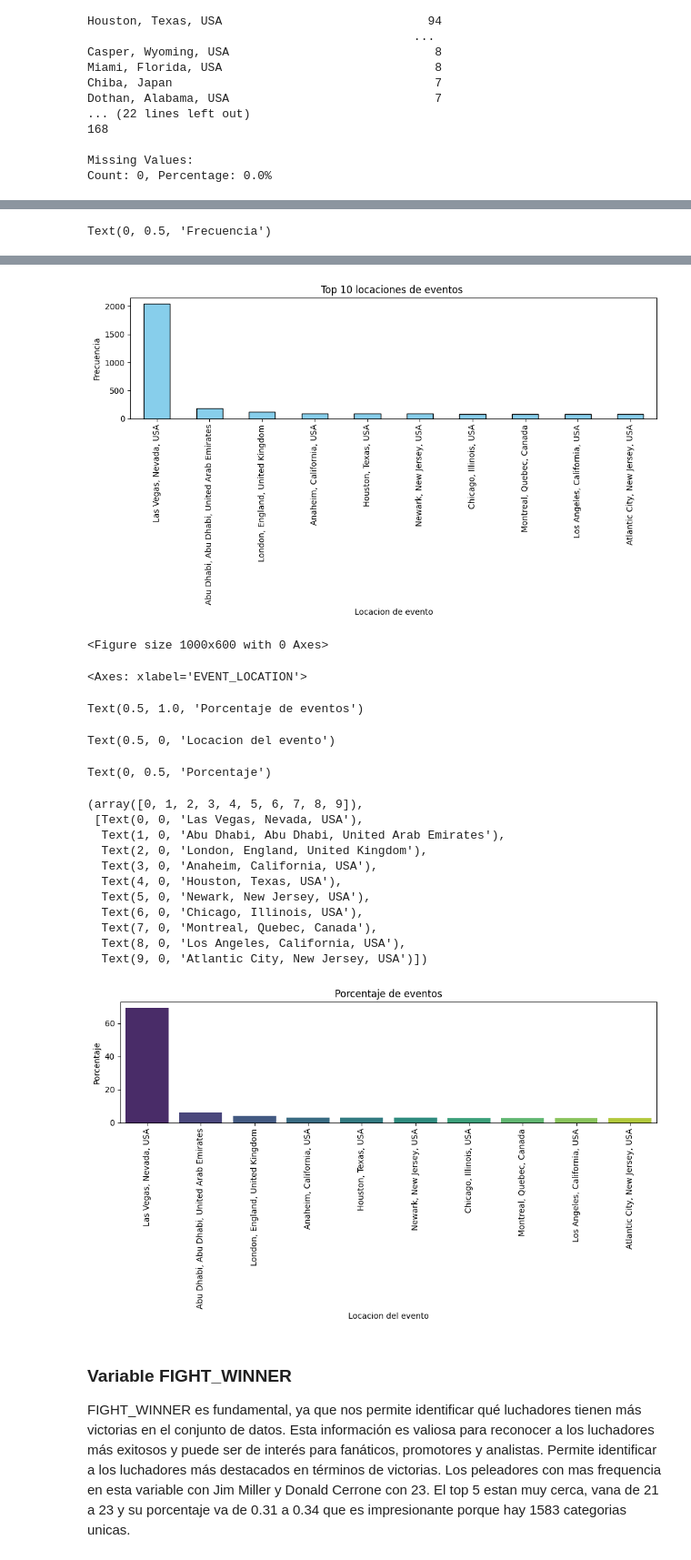
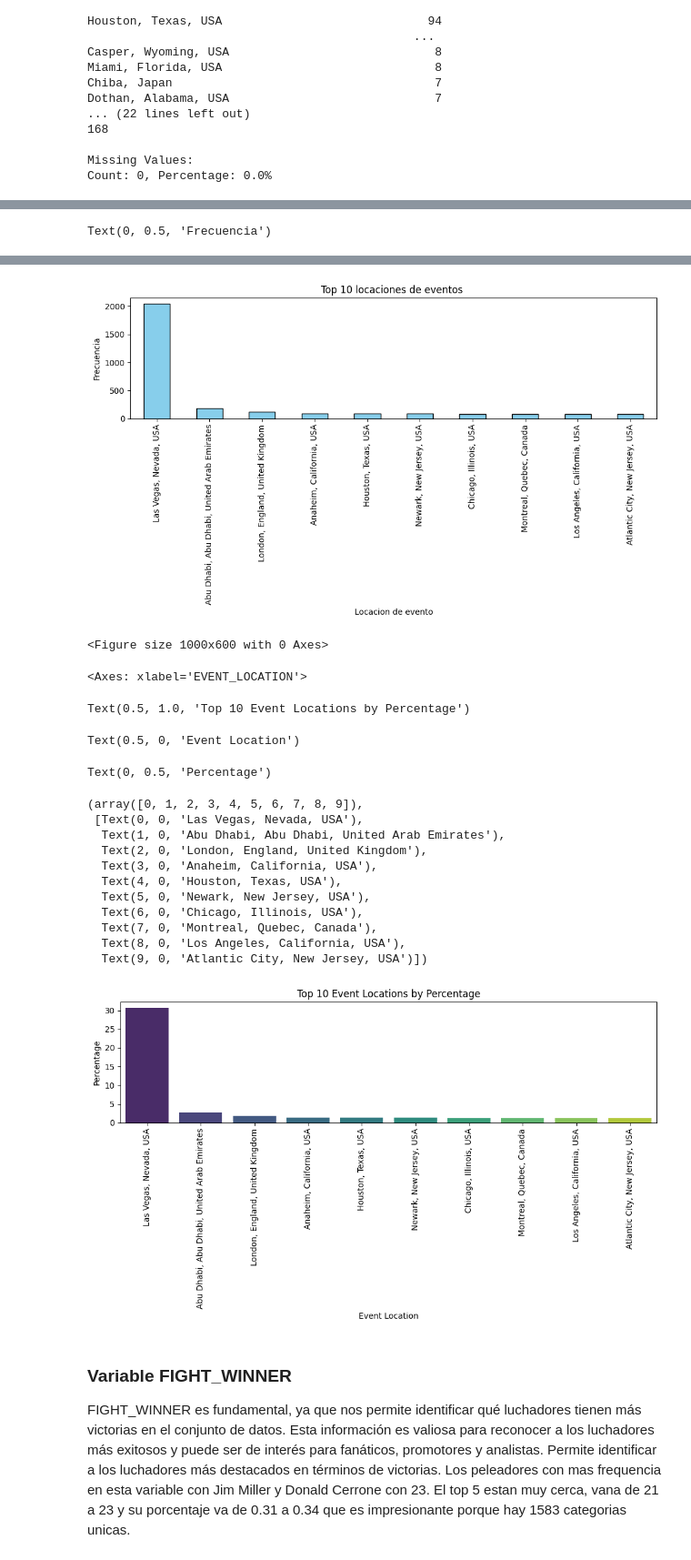
Before and after one commit to YaotecatlMtz/analisisUFC, a Jupyter notebook: primeraEntregaProyecto.ipynb, the cells around one changed output, grey strips where cells are left out. Shown at 91% size. Saved outputs shown, nothing was run; the diff lists cells and outputs as text; code cells hidden in the pictures.

Commit message:
cambio a EVENT_LOCATION

```diff
--- a/primeraEntregaProyecto.ipynb
+++ b/primeraEntregaProyecto.ipynb
@@ -989,12 +989,13 @@ plt.xticks(rotation=90)
 plt.tight_layout()
 plt.show()
 
-total_events = top_10_event_location.sum()
-percentage = (top_10_event_location / total_events) * 100
+
+
+top_10_event_locations = event_location_percentage.head(10)
 
 plt.figure(figsize=(10, 6))
-sns.barplot(x=percentage.index, y=percentage.values, palette='viridis')
-plt.title('Porcentaje de eventos')
+sns.barplot(x=top_10_event_locations.index, y=top_10_event_locations.values, palette='viridis')
+plt.title('Porcentaje de evento')
 plt.xlabel('Locacion del evento')
 plt.ylabel('Porcentaje')
 plt.xticks(rotation=90)
@@ -1004,37 +1005,37 @@ plt.show()
 <Figure size 1000x600 with 0 Axes>
 <Axes: xlabel='EVENT_LOCATION'>
 Text(0.5, 1.0, 'Top 10 locaciones de eventos ')
 Text(0.5, 0, 'Locacion de evento')
 Text(0, 0.5, 'Frecuencia')
 (array([0, 1, 2, 3, 4, 5, 6, 7, 8, 9]),
  [Text(0, 0, 'Las Vegas, Nevada, USA'),
   Text(1, 0, 'Abu Dhabi, Abu Dhabi, United Arab Emirates'),
   Text(2, 0, 'London, England, United Kingdom'),
   Text(3, 0, 'Anaheim, California, USA'),
   Text(4, 0, 'Houston, Texas, USA'),
   Text(5, 0, 'Newark, New Jersey, USA'),
   Text(6, 0, 'Chicago, Illinois, USA'),
   Text(7, 0, 'Montreal, Quebec, Canada'),
   Text(8, 0, 'Los Angeles, California, USA'),
   Text(9, 0, 'Atlantic City, New Jersey, USA')])
 [figure]
 <Figure size 1000x600 with 0 Axes>
 <Axes: xlabel='EVENT_LOCATION'>
-Text(0.5, 1.0, 'Porcentaje de eventos')
+Text(0.5, 1.0, 'Top 10 Event Locations by Percentage')
-Text(0.5, 0, 'Locacion del evento')
+Text(0.5, 0, 'Event Location')
-Text(0, 0.5, 'Porcentaje')
+Text(0, 0.5, 'Percentage')
 (array([0, 1, 2, 3, 4, 5, 6, 7, 8, 9]),
  [Text(0, 0, 'Las Vegas, Nevada, USA'),
   Text(1, 0, 'Abu Dhabi, Abu Dhabi, United Arab Emirates'),
   Text(2, 0, 'London, England, United Kingdom'),
   Text(3, 0, 'Anaheim, California, USA'),
   Text(4, 0, 'Houston, Texas, USA'),
   Text(5, 0, 'Newark, New Jersey, USA'),
   Text(6, 0, 'Chicago, Illinois, USA'),
   Text(7, 0, 'Montreal, Quebec, Canada'),
   Text(8, 0, 'Los Angeles, California, USA'),
   Text(9, 0, 'Atlantic City, New Jersey, USA')])
-[figure, old version]
+[figure, new version]
 # %% [markdown]
 ### Variable FIGHT_WINNER
 FIGHT_WINNER es fundamental, ya que nos permite identificar qué luchadores tienen más victorias en el conjunto de datos. Esta información es valiosa para reconocer a los luchadores más exitosos y puede ser de interés para fanáticos, promotores y analistas. Permite identificar a los luchadores más destacados en términos de victorias. Los peleadores con mas frequencia en esta variable con Jim Miller y Donald Cerrone con 23. El top 5 estan muy cerca, vana de 21 a 23 y su porcentaje va de 0.31 a 0.34 que es impresionante porque hay 1583 categorias unicas.
```
